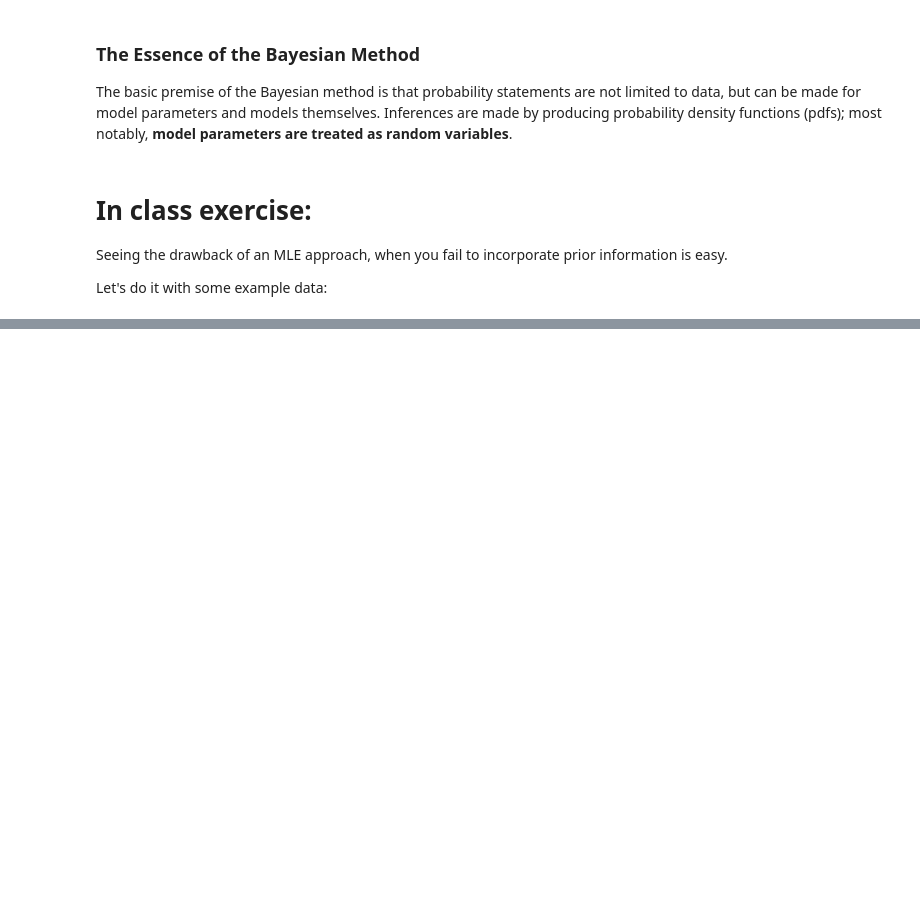
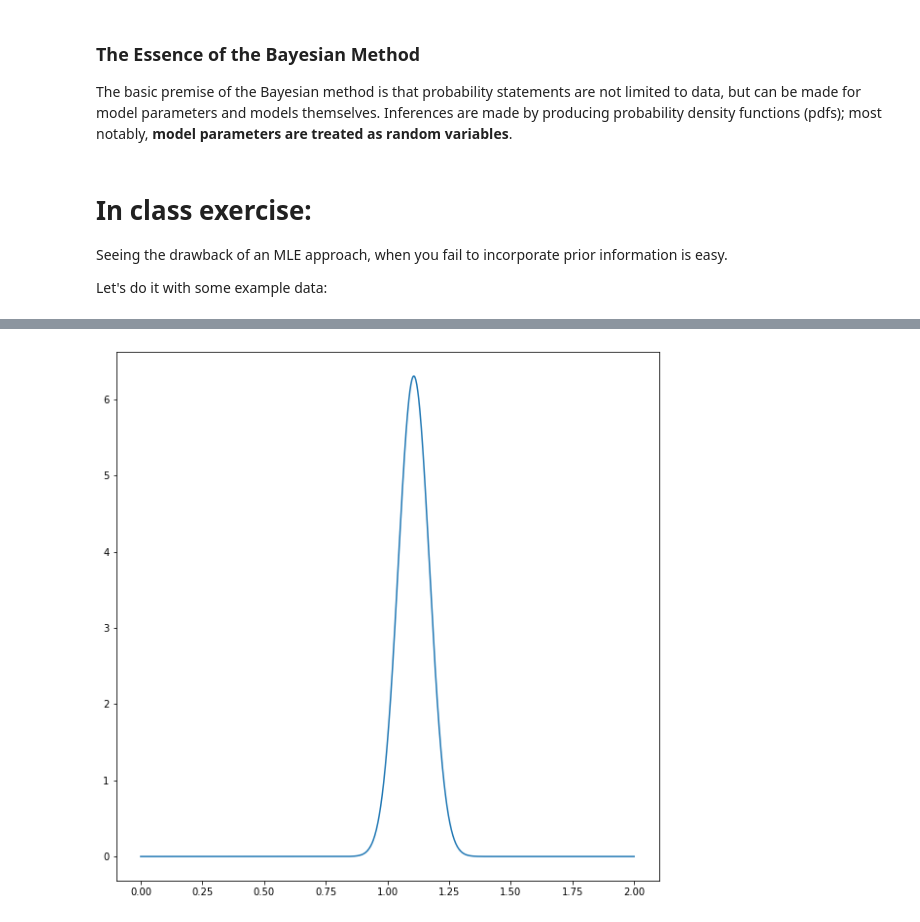
Before and after one commit to andreamwalker/ast8581_2021_Spring, a Jupyter notebook: lecture/04/lecture04.ipynb, the cells around one changed output, grey strips where cells are left out. Saved outputs shown, nothing was run; the diff lists cells and outputs as text; code cells hidden in the pictures; blank space fills up the shorter version.

```diff
--- a/lecture/04/lecture04.ipynb
+++ b/lecture/04/lecture04.ipynb
@@ -368,28 +371,38 @@ plt.plot(muGrid, gndtruth/np.amax(gndtruth))
 # %%
 # now what happens if I tell you that mu>=0.99?
 muMin = 0.99
 
 # draw sample as before
 np.random.seed(42)
 sampleSize=10
 mu = 1.0
 sigma = 0.2
 sample = st.norm(mu, sigma).rvs(sampleSize)
 
 # lets clip samples to be greater than 0.99 (suggest to use np.clip)
 # YOUR CODE HERE
+sample = np.clip(sample, 0.99,None)
 
 likelihood = np.ones(len(muGrid))
 # what's the total likelihood and where is the maximum likelihood?
 for i in sample:
-    pass
+    likelihood*= st.norm(i,sigma).pdf(muGrid)
     # YOUR CODE HERE
 
 # renormalize the total area
+likelihood/= si.trapz(likelihood,muGrid)
 
 # plot the likelihood
+plt.plot(muGrid, likelihood)
+plt.show()
 
 # plot the truth for comparison
+
+#truth = st.norm(1, sigma).rvs(muGrid)
+#plt.plot(muGrid, truth, 'k:', lw=4, label='Truth')
+
 # you should be able to change the sample size in the above cell
 # and see the total likelihood get sharper as the sample size increases
 # you can even verify that the standard deviation scales as sqrt(N)
+# %% [output]
+[figure, added]
```
Also changed, not shown: parts of 2 cells of this notebook.
